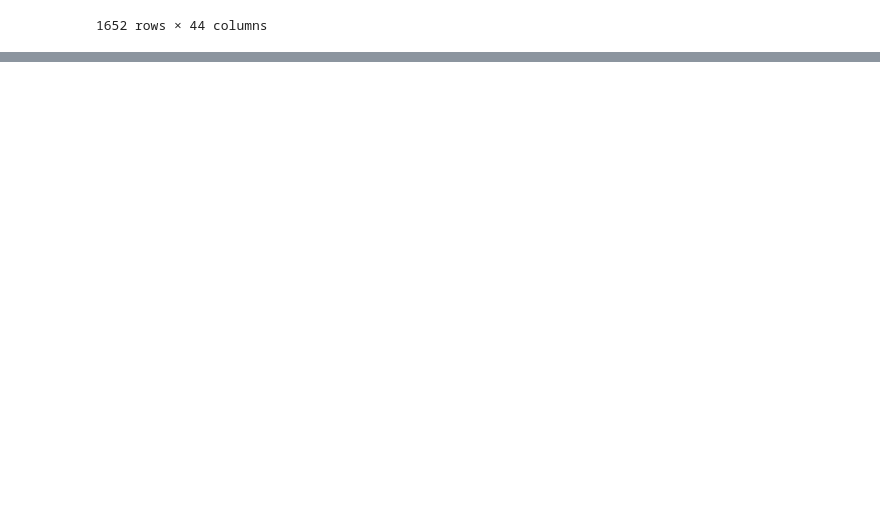
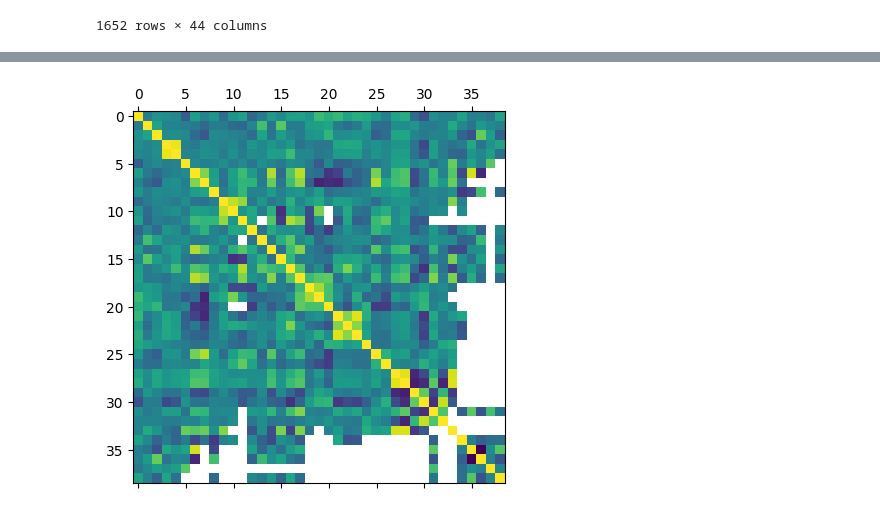
Before and after one commit to Saad123654/ProjectAppauto, a Jupyter notebook: notebook.ipynb, the cells around one changed output, grey strips where cells are left out. Saved outputs shown, nothing was run; the diff lists cells and outputs as text; code cells hidden in the pictures; blank space fills up the shorter version.

```diff
--- a/notebook.ipynb
+++ b/notebook.ipynb
@@ -142,0 +192,7 @@ def show_column_distribution(df, column_name):
+# %%
+import matplotlib.pyplot as plt
+
+plt.matshow(df[numeric_cols].corr())
+plt.show()
+# %% [output]
+[figure, added]
```
Also changed, not shown: parts of 15 cells of this notebook.
